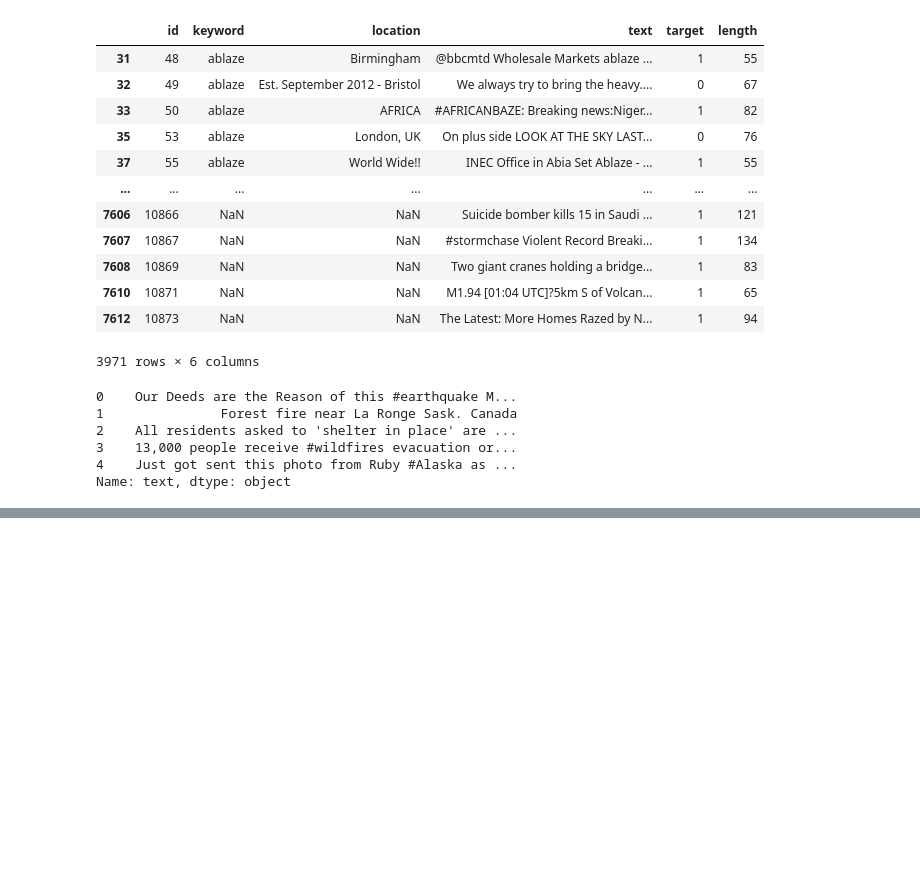
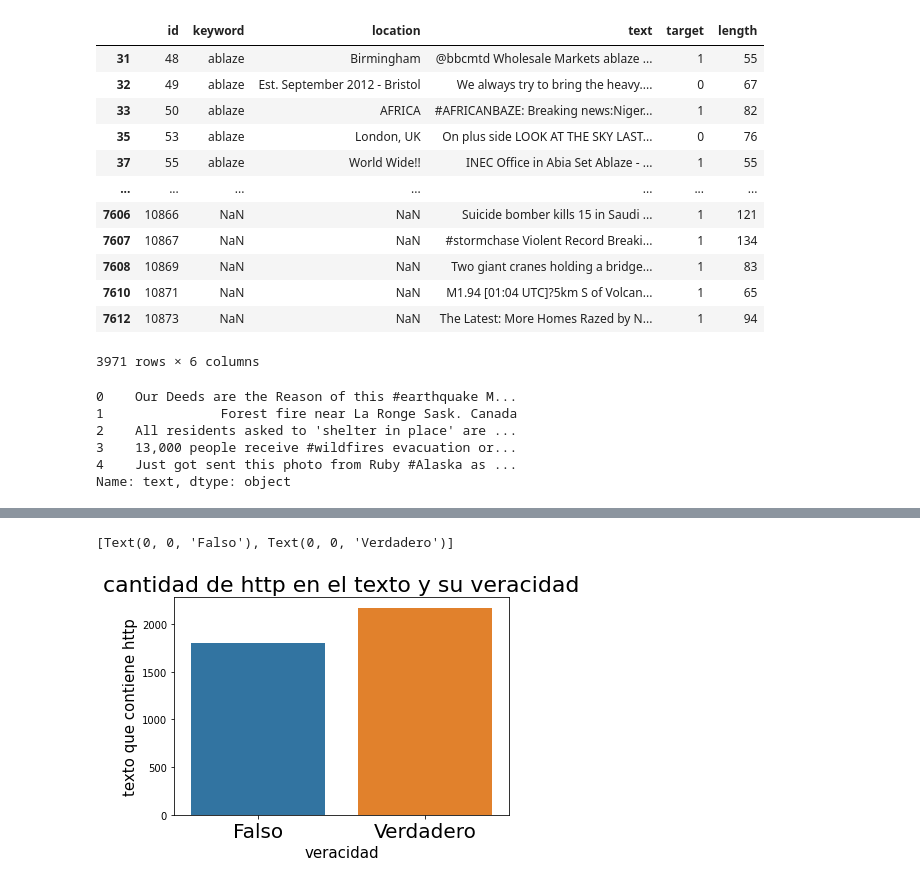
Before and after one commit to tomifarall/Orga-Datos-Tp1, a Jupyter notebook: analisis.ipynb, the cells around one changed output, grey strips where cells are left out. Saved outputs shown, nothing was run; the diff lists cells and outputs as text; code cells hidden in the pictures; blank space fills up the shorter version.

```diff
--- a/analisis.ipynb
+++ b/analisis.ipynb
@@ -218,0 +277,11 @@ data[data['text'].str.contains('Û')]['text'].to_list()
+# %%
+cant_http_veracidad=data['text'].str.contains('http').groupby(data['target']).sum().reset_index()
+cant_http_veracidad.columns=['veracidad','cantidad']
+g=sns.barplot(x='veracidad', y='cantidad', data=cant_http_veracidad)
+g.set_title("cantidad de http en el texto y su veracidad", fontsize=22)
+g.set_xlabel("veracidad",fontsize=15)
+g.set_ylabel("texto que contiene http", fontsize=15)
+g.set_xticklabels(['Falso','Verdadero'], rotation='horizontal', fontsize=20)
+# %% [output]
+[Text(0, 0, 'Falso'), Text(0, 0, 'Verdadero')]
+[figure, added]
```
Also changed, not shown: parts of 10 cells of this notebook.
